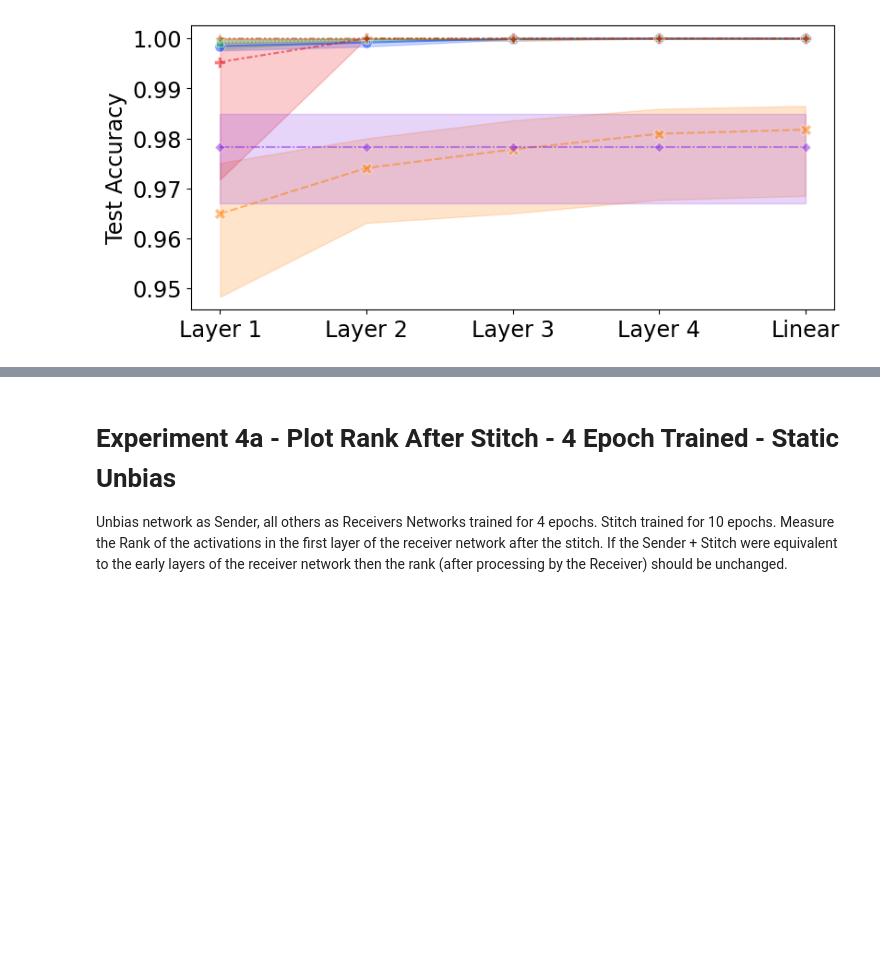
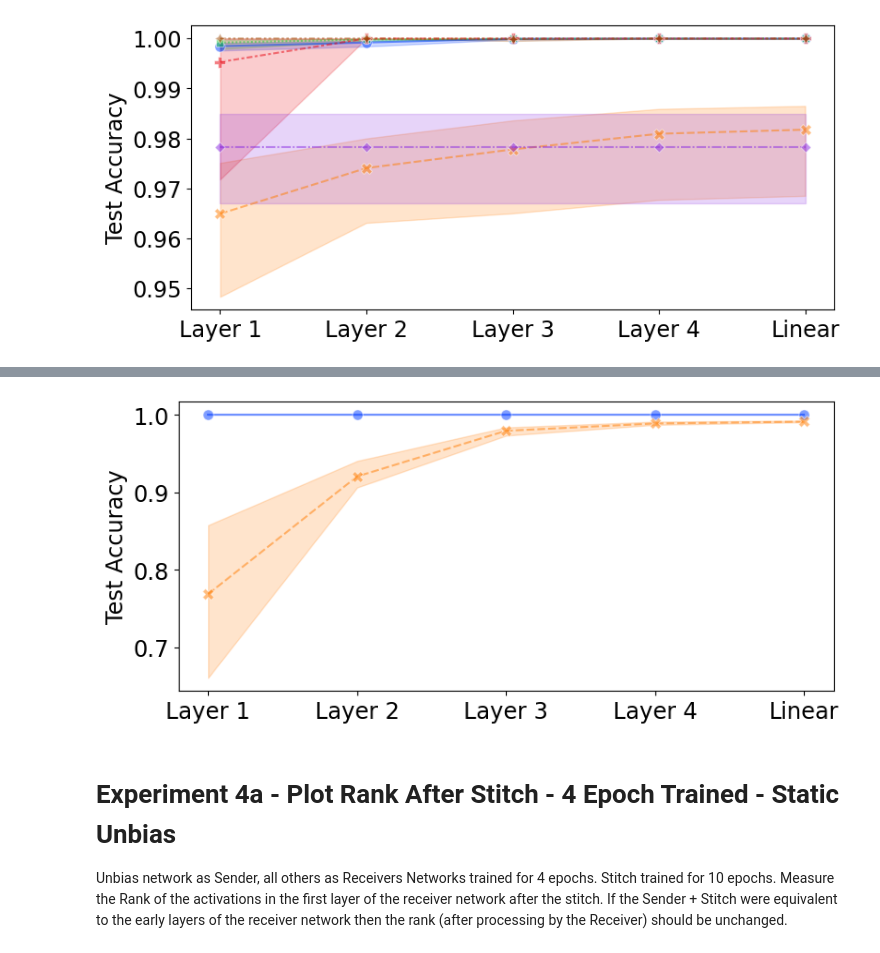
Before and after one commit to DHLSmith/jons-tunnel-effect, a Jupyter notebook: rank.ipynb, the cells around one changed output, grey strips where cells are left out. Drawn from its saved outputs; the diff is of its cells as text; code cells hidden in the pictures; blank space fills up the shorter version.

```diff
--- a/rank.ipynb
+++ b/rank.ipynb
@@ -1354,3 +1364,34 @@ plt.show()
+# %%
+# Create line plot
+plt.figure(figsize=(9,4))
+
+line_plot = sns.lineplot(data=df3, x='name', y='val_acc', hue='sender', style='sender',
+                         hue_order=style_order, style_order=style_order,
+                         markers=True, dashes=True, markersize=8, alpha=0.5, palette='bright',
+                        errorbar=("pi", 100))
+# errorbar=("sd",1)) for standard deviation
+# errorbar=("pi",100)) for all results
+
+#plt.title("Val Acc of Digit receiver stitched from senders at various layers")
+#plt.xlabel('Layer Name')
+plt.xlabel('')
+plt.ylabel('Test Accuracy', fontsize='xx-large')
+#plt.yscale('log')
+#plt.xticks(rotation=0)
+plt.tick_params(axis='both', labelsize='xx-large')
+
+handles, labels = line_plot.get_legend_handles_labels()
+#sorted_labels_handles = sorted(zip(labels, handles))
+unsorted_labels_handles = zip(labels, handles)
+labels, handles = zip(*unsorted_labels_handles)
+plt.legend(handles, labels, title='Stitched Model', loc='upper right', bbox_to_anchor=(1.25, 1), fontsize='xx-large', title_fontsize='xx-large')
+plt.legend().remove()
+plt.xticks(ticks=range(len(custom_labels)), labels=custom_labels)
+#plt.savefig(f"./results_2e/2e_lin_post_stitch_acc.png", bbox_inches='tight')
+plt.savefig(f"./results_2e_c/2e_c_lin_post_stitch_acc.pdf", bbox_inches='tight')
+plt.show()
+# %% [output]
+[figure, added]
 # %% [markdown]
 # Experiment 4a - Plot Rank After Stitch - 4 Epoch Trained - Static Unbias
 Unbias network as Sender, all others as Receivers
```
Also changed, not shown: parts of 11 cells of this notebook, 29 other files.
